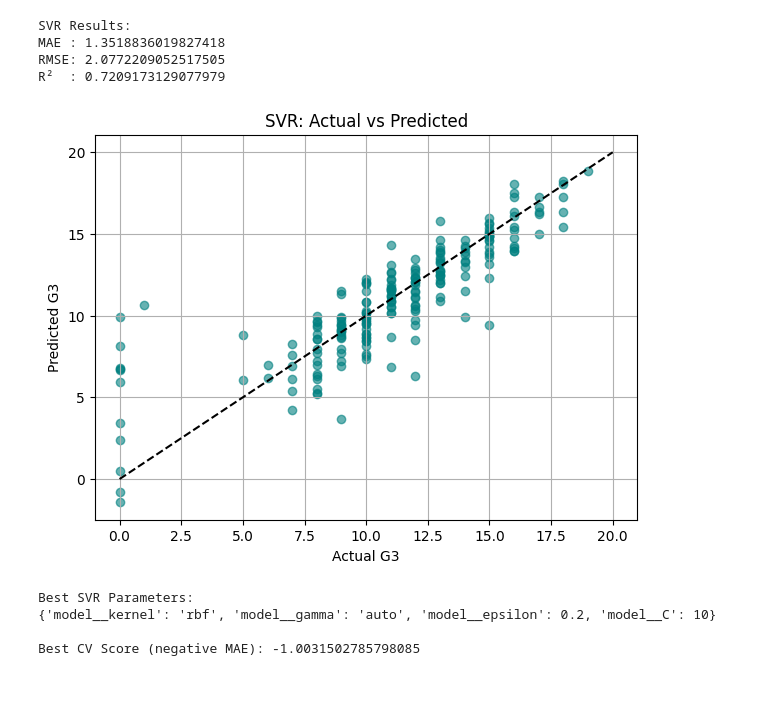
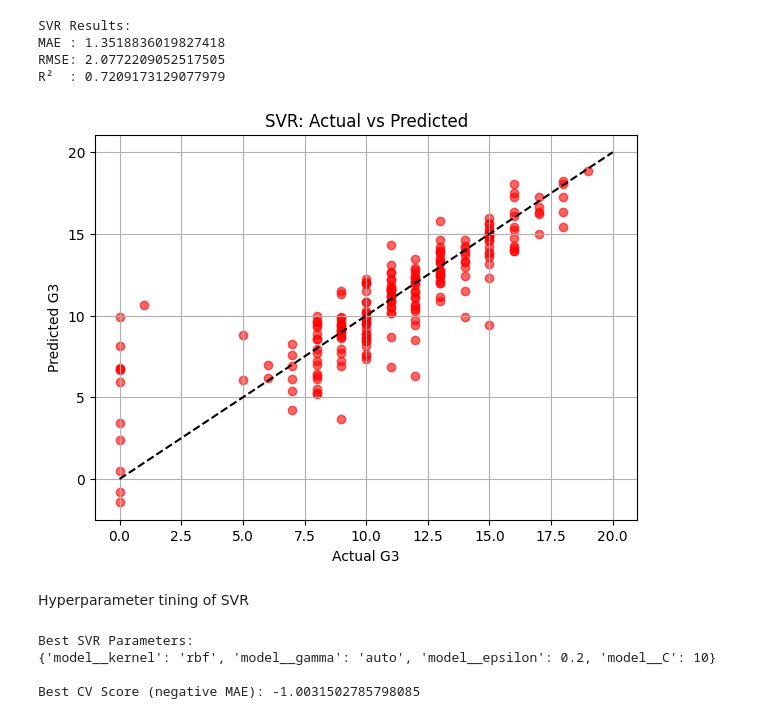
Before and after one commit to saideepthimalugu/student-academic-predication-, a Jupyter notebook: academic.ipynb, the cells around one changed output. Saved outputs shown, nothing was run; the diff lists cells and outputs as text; code cells hidden in the pictures; blank space fills up the shorter version.

```diff
--- a/academic.ipynb
+++ b/academic.ipynb
@@ -564,30 +557,3 @@ Gradient Boosting Results:
 MAE : 0.8997256771892256
 RMSE: 1.5720192900037657
 R²  : 0.8401608106748922
-# %%
-import numpy as np
-import pandas as pd
-from sklearn.model_selection import train_test_split
-from sklearn.preprocessing import OneHotEncoder, StandardScaler
-from sklearn.compose import ColumnTransformer
-
-# Features and target
-X = df.drop(columns=['G3'])
-y = df['G3']
-
-# Train/test split
-X_train, X_test, y_train, y_test = train_test_split(
-    X, y, test_size=0.2, random_state=42
-)
-
-# Define numeric & categorical columns FROM X
-numeric_features = X.select_dtypes(include=['int64','float64']).columns
-categorical_features = X.select_dtypes(include=['object']).columns
-
-# Preprocessor
-preprocessor = ColumnTransformer(
-    transformers=[
-        ('num', StandardScaler(), numeric_features),
-        ('cat', OneHotEncoder(handle_unknown='ignore'), categorical_features)
-    ]
-)
@@ -714,15 +682,17 @@ RMSE: 2.0772209052517505
 R²  : 0.7209173129077979
 # %%
 plt.figure(figsize=(7,5))
-plt.scatter(y_test, y_pred_svr, alpha=0.6, color='teal')
+plt.scatter(y_test, y_pred_svr, alpha=0.6, color='red')
 plt.plot([0,20],[0,20],'k--')
 plt.title("SVR: Actual vs Predicted")
 plt.xlabel("Actual G3")
 plt.ylabel("Predicted G3")
 plt.grid(True)
 plt.show()
 # %% [output]
-[figure, old version]
+[figure, new version]
+# %% [markdown]
+Hyperparameter tining of SVR
 # %%
 from sklearn.pipeline import Pipeline
 from sklearn.svm import SVR
```
Also changed, not shown: parts of 11 cells of this notebook.
